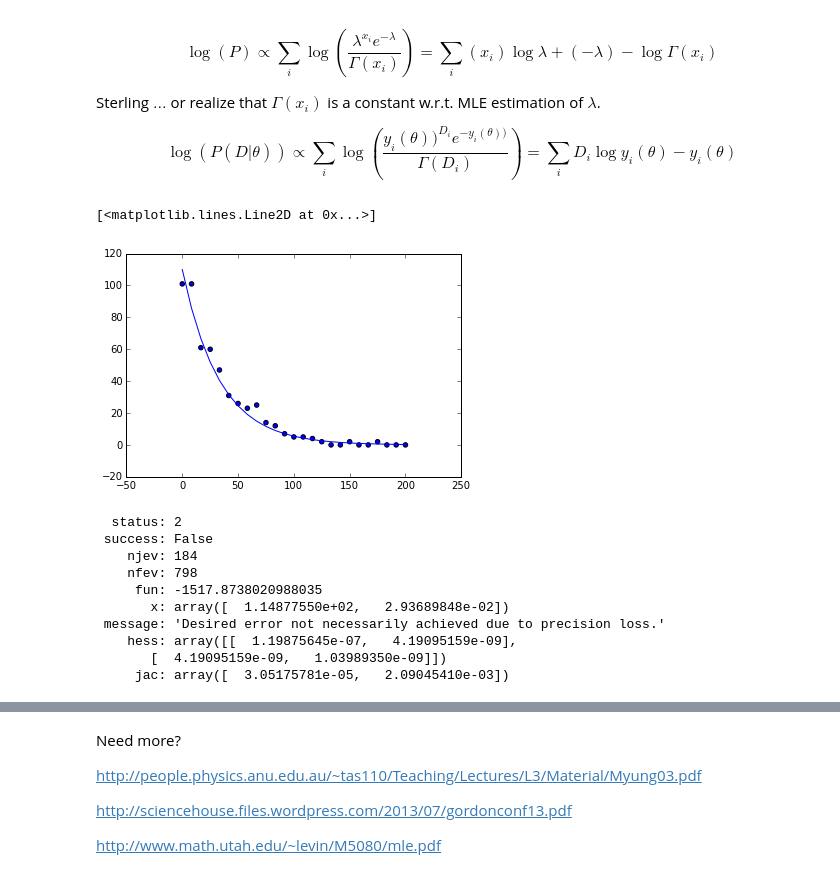
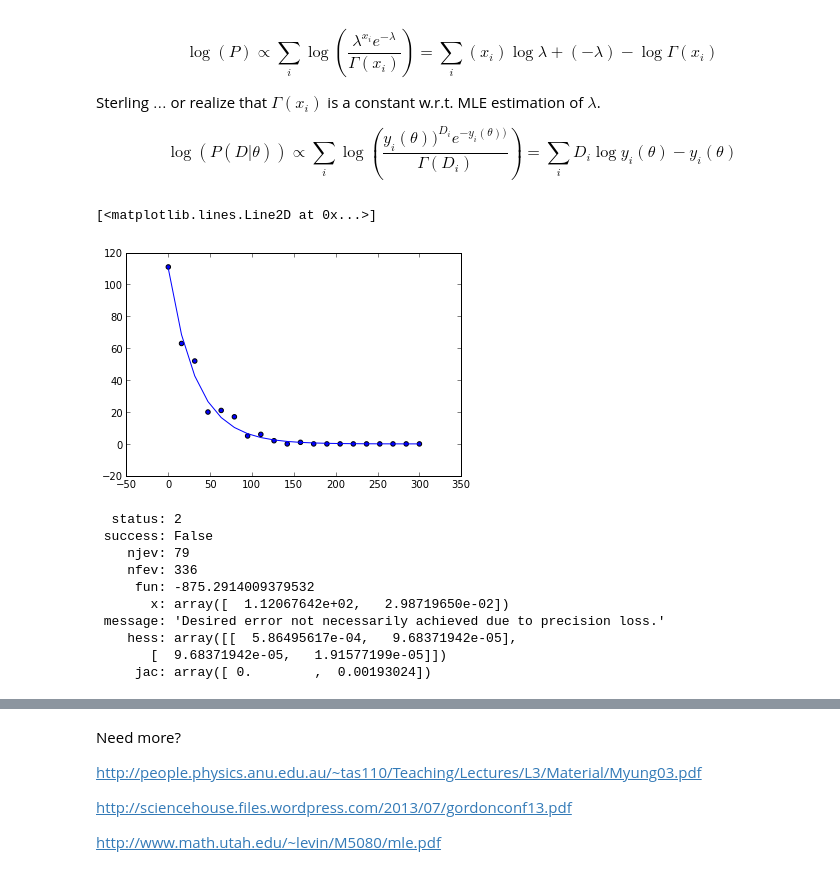
Before and after one commit to DrSkippy/Data-Science-45min-Intros, a Jupyter notebook: Maximum Likelihood.ipynb, the cells around one changed output, grey strips where cells are left out. Drawn from its saved outputs; the diff is of its cells as text; code cells hidden in the pictures.

```diff
--- a/Maximum Likelihood.ipynb
+++ b/Maximum Likelihood.ipynb
@@ -173,5 +184,5 @@ minimize_scalar(L_binom, bounds=[0,1], method="bounded")
 # %%
-n_points = 11
+n_points = 10
 x = linspace(0,100,n_points)
 def y(x, theta=(10, 0.05), noise=0):
     return  theta[0] * np.exp(-x * theta[1]) + noise*randn(n_points)
@@ -238,19 +249,19 @@ Sterling $\ldots$ or realize that $\Gamma(x_i)$ is a constant w.r.t. MLE estimat
 \end{equation}
 # %%
 from numpy.random import poisson
-n_points = 25
-x = linspace(0,200,n_points)
+n_points = 20
+x = linspace(0,300,n_points)
 def y(x, theta=(110, 0.03), noise=0):
     ty = theta[0] * np.exp(-x * theta[1])
     if noise != 0:
         ty = [poisson(k)for k in ty]
     return ty
-D = y(x, noise=1)
+D = y(x, noise=5)
 scatter(x,D)
 plot(x,y(x))
 # %% [output]
 [<matplotlib.lines.Line2D at 0x...>]
-[figure, old version]
+[figure, new version]
 # %%
 # use x, D from global scope
 def P_cost(*w):
@@ -260,14 +271,14 @@ print fit_ml
 # %% [output]
   status: 2
  success: False
-    njev: 184
-    nfev: 798
-     fun: -1517.8738020988035
-       x: array([  1.14877550e+02,   2.93689848e-02])
+    njev: 79
+    nfev: 336
+     fun: -875.2914009379532
+       x: array([  1.12067642e+02,   2.98719650e-02])
  message: 'Desired error not necessarily achieved due to precision loss.'
-    hess: array([[  1.19875645e-07,   4.19095159e-09],
-       [  4.19095159e-09,   1.03989350e-09]])
-     jac: array([  3.05175781e-05,   2.09045410e-03])
+    hess: array([[  5.86495617e-04,   9.68371942e-05],
+       [  9.68371942e-05,   1.91577199e-05]])
+     jac: array([ 0.        ,  0.00193024])
 # %%
 # cheat, do this with global scope of y, x and D
 def ssq_err(*w):
```
Also changed, not shown: parts of 14 cells of this notebook.
